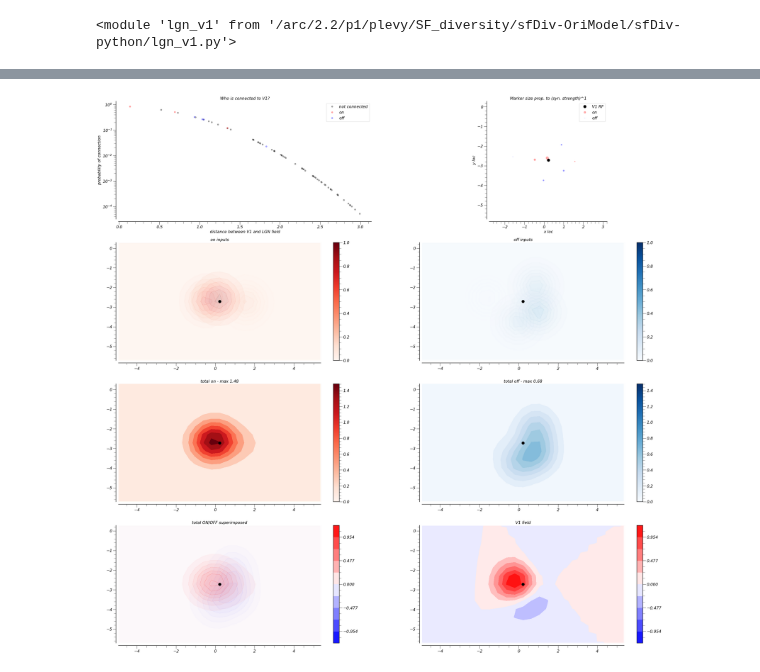
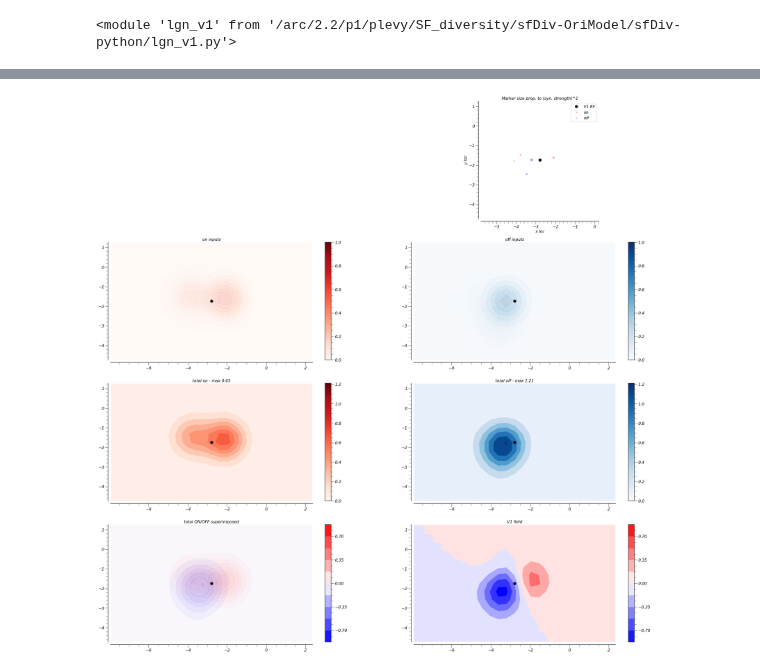
Before and after one commit to paul-levy/SF-diversity, a Jupyter notebook: lgn-v1-construction.ipynb, the cells around one changed output, grey strips where cells are left out. Drawn from its saved outputs; the diff is of its cells as text; code cells hidden in the pictures.

```diff
--- a/lgn-v1-construction.ipynb
+++ b/lgn-v1-construction.ipynb
@@ -43,15 +43,15 @@ $\vec{\mathbf{x}}$ = $\lambda$ * $\begin{pmatrix} 1 & 1 \\\ \sqrt{3} & -\sqrt{3}
 # %% [markdown]
 ### First, the retinal mosaic
 # %%
-latNum = latNum+1;
-# latNum = 5;
+# latNum = latNum+1;
+latNum = 5;
 
 nsteps = 12;
 sc_factor=1/2.0;
 lm=1;
 sig_ringach = 0.155;
 
-on_locs, off_locs = lgn_v1.rgc_lattice(nsteps, sc_factor=sc_factor, lm=lm, sig_pos=sig_ringach)
+on_locs, off_locs = lgn_v1.rgc_lattice(nsteps, sc_factor=sc_factor, lmda=lm, sig_pos=sig_ringach)
 f = plt.figure(figsize=(20, 20));
 
 plt.scatter(on_locs[:, 0], on_locs[:, 1], c='r', alpha=0.7, label='on');
@@ -255,4 +182,5 @@ autoreload.reload(lgn_v1)
 # %% [output]
 <module 'lgn_v1' from '/arc/2.2/p1/plevy/SF_diversity/sfDiv-OriModel/sfDiv-python/lgn_v1.py'>
 # %%
-lcs, stz = lgn_v1.v1_cell(v1_loc=v1_loc, LGN_locs=LGN_locs, LGN_ids=LGN_ids)
+v1_loc = None
+lcs, stz, prms = lgn_v1.v1_cell(v1_loc=v1_loc, LGN_locs=LGN_locs, LGN_ids=LGN_ids)
@@ -260,0 +189,4 @@ lcs, stz = lgn_v1.v1_cell(v1_loc=v1_loc, LGN_locs=LGN_locs, LGN_ids=LGN_ids)
+# %%
+n_samps = 1001;
+bndsMult = 70;
+tot_field, sums, all_fields = lgn_v1.v1_sample(lcs, stz, prms, bndsMult=bndsMult, n_samps=n_samps)
@@ -265,27 +199,21 @@ lcs, stz = lgn_v1.v1_cell(v1_loc=v1_loc, LGN_locs=LGN_locs, LGN_ids=LGN_ids)
 nrow, ncol = 4, 2
 fConstr, ax = plt.subplots(nrow, ncol, figsize=(10*nrow, 20*ncol))
 
-# some overall plot parameters
+# some overall plot parameters, unpacking
 v1_size = 10; # marker size for plot
+v1_loc = prms['v1_loc']
+near_thresh = prms['near_thresh']
+bnds = near_thresh*bndsMult;
+on_fields, off_fields = all_fields[0], all_fields[1];
+on_sum, off_sum = sums[0], sums[1];
 
-# plot all possible connections and show which are made
-ax[0, 0].plot(curr_dist[LGN_near[not_connected]], conxn_prob[not_connected], 'ko', label='not connected', alpha=0.3);
-# on
-ax[0, 0].plot(curr_dist[LGN_near[which_connected[which_on]]], conxn_prob[which_connected[which_on]], 'ro', label='on', alpha=0.3)
-# off
-ax[0, 0].plot(curr_dist[LGN_near[which_connected[which_off]]], conxn_prob[which_connected[which_off]], 'bo', label='off', alpha=0.3)
-ax[0, 0].set_yscale('log')
-# plt.xscale('log')
-ax[0, 0].set_xlabel('distance between V1 and LGN field');
-ax[0, 0].set_ylabel('probability of connection');
-ax[0, 0].legend();
-ax[0, 0].set_title('Who is connected to V1?');
+# # plot all possible connections and show which are made
+ax[0, 0].axis('off')
 
 # now, show the spatial location of these LGN fields relative to the V1 field
-curr_on_locs = LGN_locs[LGN_near[which_connected[which_on]]];
-curr_off_locs = LGN_locs[LGN_near[which_connected[which_off]]];
-lcs = [curr_on_locs, curr_off_locs];
-syn_wts = [on_str, off_str]
+curr_on_locs = lcs[0]
+curr_off_locs = lcs[1];
+syn_wts = stz
 clrs = ['r', 'b'];
 lbls = ['on', 'off'];
 ax[0, 1].plot(v1_loc[0], v1_loc[1], 'ko', markersize=v1_size, label='V1 RF');
@@ -320,24 +248,9 @@ ys = np.linspace(-bnds, bnds, n_samps) + v1_loc[1];
 xcoor, ycoor = np.meshgrid(xs, ys);
 all_coords = np.transpose(np.vstack((xcoor.ravel(), ycoor.ravel())));
 
-lgn_field = np.zeros(len(all_coords), )
-on_sum = np.zeros_like(lgn_field);
-off_sum = np.zeros_like(lgn_field)
-
-##### TEMPORARY  #########
-## Let's change the size of the LGN centers without adjusting the pooling probability or synaptic strength as
-## a function of distance
-ctrMult = 0.7;
-sig_ctr = ctrMult*lm; # what if the fields are really small?
-# sig_ctr = 2; # what if the fields are really big?
-##### TEMPORARY - BAD #########
-
 # first, ON
-for i in range(len(curr_on_locs)):
-    lgn_loc = curr_on_locs[i];
-
-    curr_field = gauss(lgn_loc, all_coords, on_str[i], sig_ctr)
-    on_sum = on_sum + curr_field;
+for i in range(len(on_fields)):
+    curr_field = on_fields[i]
     curr_plt = np.reshape(curr_field, (len(xcoor), len(ycoor)));
     ax[1, 0].contourf(xcoor, ycoor, curr_plt, alpha=0.2, vmin = 0., vmax = 1., cmap=cm.Reds);
 m = plt.cm.ScalarMappable(cmap=cm.Reds)
@@ -347,11 +260,9 @@ plt.colorbar(m, ax=ax[1, 0]);
 ax[1, 0].set_title('on inputs')
 
 # then, OFF
-for i in range(len(curr_off_locs)):
-    lgn_loc = curr_off_locs[i];
-
-    curr_field = gauss(lgn_loc, all_coords, off_str[i], sig_ctr)
-    off_sum = off_sum + curr_field;
+off_fields = all_fields[1];
+for i in range(len(off_fields)):
+    curr_field = off_fields[i];
     curr_plt = np.reshape(curr_field, (len(xcoor), len(ycoor)));
     ax[1, 1].contourf(xcoor, ycoor, curr_plt, alpha=0.2, vmin = 0., vmax = 1., cmap=cm.Blues);
 m = plt.cm.ScalarMappable(cmap=cm.Blues)
@@ -371,39 +282,38 @@ m.set_array(np.reshape(on_plt, (len(xcoor), len(ycoor))))
 m.set_clim(0, mx_resp)
 plt.colorbar(m, ax=ax[2, 0]);
 ax[2, 0].set_title('total on - max %.2f' % np.max(on_sum))
 
 # --- off sum
 off_plt = np.reshape(off_sum, (len(xcoor), len(ycoor)));
 ax[2, 1].contourf(xcoor, ycoor, off_plt, vmin = 0, vmax = mx_resp, cmap=cm.Blues);
 m = plt.cm.ScalarMappable(cmap=cm.Blues)
 m.set_array(np.reshape(off_plt, (len(xcoor), len(ycoor))))
 m.set_clim(0, mx_resp)
 plt.colorbar(m, ax=ax[2, 1]);
 ax[2, 1].set_title('total off - max %.2f' % np.max(off_sum))
 
-# NOW, get the full LGN field
-lgn_field = on_sum - off_sum; # why MINUS? because these are off centers!
-
-lgn_plot = np.reshape(lgn_field, (len(xcoor), len(ycoor)));
-mn, mx = np.min(lgn_field), np.max(lgn_field); mx_ab = np.maximum(np.abs(mn), np.abs(mx));
-ax[3, 1].contourf(xcoor, ycoor, lgn_plot, vmin = -mx_ab, vmax = mx_ab, cmap=cm.bwr);
+# NOW, get the full V1 field
+v1_field = tot_field
+v1_plot = np.reshape(v1_field, (len(xcoor), len(ycoor)));
+mn, mx = np.min(v1_plot), np.max(v1_plot); mx_ab = np.maximum(np.abs(mn), np.abs(mx));
+ax[3, 1].contourf(xcoor, ycoor, v1_plot, vmin = -mx_ab, vmax = mx_ab, cmap=cm.bwr);
 ax[3, 1].set_title('V1 field')
 
 m = plt.cm.ScalarMappable(cmap=cm.bwr)
-m.set_array(lgn_plot)
+m.set_array(v1_plot)
 m.set_clim(-mx_ab, mx_ab)
 plt.colorbar(m, boundaries=np.linspace(-mx_ab, mx_ab, 11), ax=ax[3, 1]);
 
 # -- and the two (total ON/total OFF), superimposed
 ax[3, 0].contourf(xcoor, ycoor, -off_plt, vmin = -mx_ab, alpha=0.2, vmax = mx_ab, cmap=cm.bwr);
 ax[3, 0].contourf(xcoor, ycoor, on_plt, vmin = -mx_ab, alpha=0.2, vmax = mx_ab, cmap=cm.bwr);
 
 m = plt.cm.ScalarMappable(cmap=cm.bwr)
-m.set_array(lgn_plot)
+m.set_array(v1_plot)
 m.set_clim(-mx_ab, mx_ab)
 plt.colorbar(m, boundaries=np.linspace(-mx_ab, mx_ab, 11), ax=ax[3, 0]);
 ax[3, 0].set_title('total ON/OFF superimposed')
 
 sns.despine(offset=10)
 # %% [output]
-[figure, old version]
+[figure, new version]
```
Also changed, not shown: parts of 15 cells of this notebook, 1 other file.
